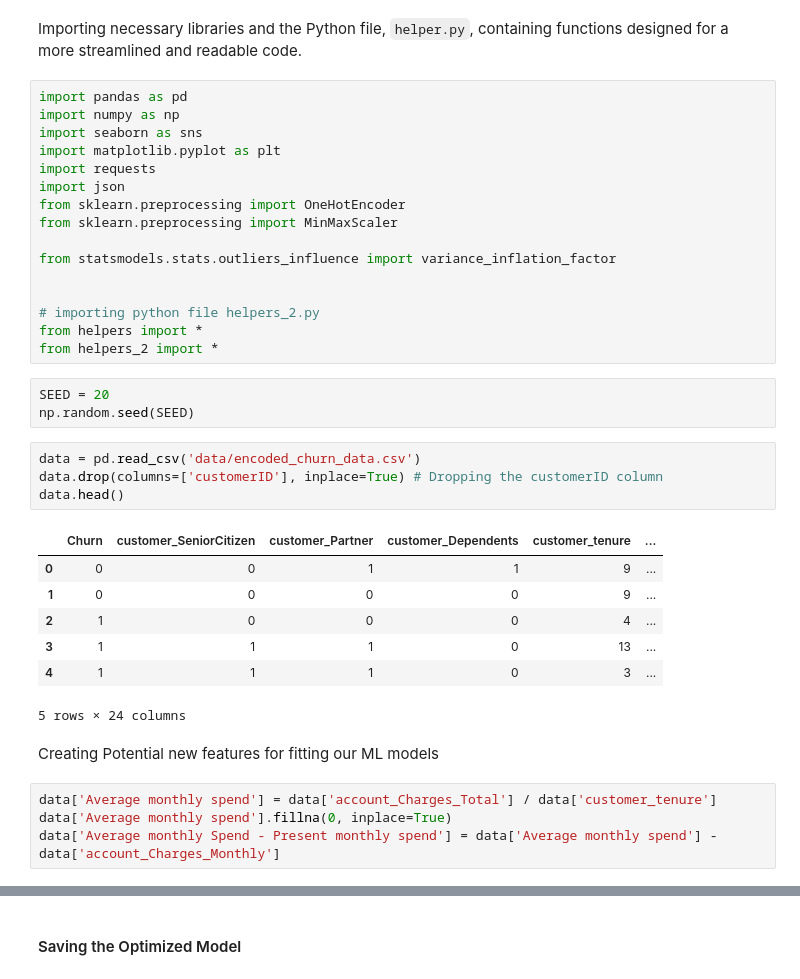
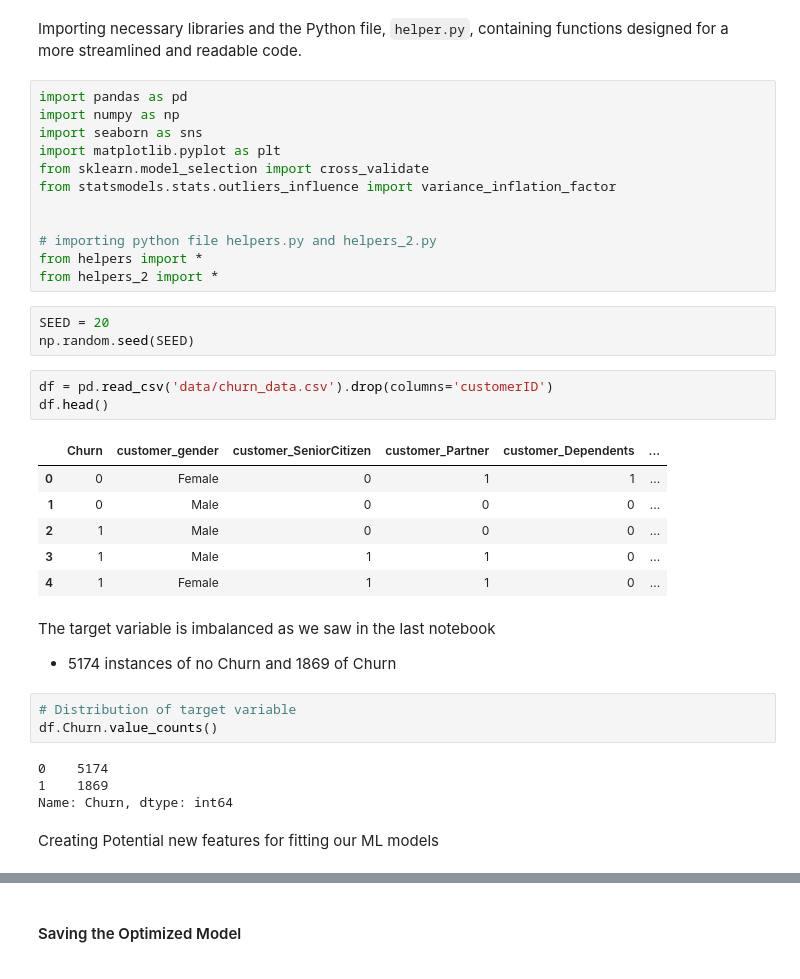
Before and after one commit to Lacerdash/ML-for-Churn-predicting, a Jupyter notebook: ModelCreation_Selection_Optimization.ipynb, the cells around one changed output, grey strips where cells are left out. Drawn from its saved outputs; the diff is of its cells as text.

```diff
--- a/ModelCreation_Selection_Optimization.ipynb
+++ b/ModelCreation_Selection_Optimization.ipynb
@@ -9,35 +9,35 @@ import pandas as pd
 import numpy as np
 import seaborn as sns
 import matplotlib.pyplot as plt
-import requests
-import json
-from sklearn.preprocessing import OneHotEncoder
-from sklearn.preprocessing import MinMaxScaler
-
+from sklearn.model_selection import cross_validate
 from statsmodels.stats.outliers_influence import variance_inflation_factor
 
 
-# importing python file helpers_2.py
+# importing python file helpers.py and helpers_2.py
 from helpers import *
 from helpers_2 import *
 # %%
 SEED = 20
 np.random.seed(SEED)
 # %%
-data = pd.read_csv('data/encoded_churn_data.csv')
-data.drop(columns=['customerID'], inplace=True) # Dropping the customerID column
-data.head()
+df = pd.read_csv('data/churn_data.csv').drop(columns='customerID')
+df.head()
 # %% [output]
-|  | Churn | customer_SeniorCitizen | customer_Partner | customer_Dependents | customer_tenure | ... |
-| 0 | 0 | 0 | 1 | 1 | 9 | ... |
-| 1 | 0 | 0 | 0 | 0 | 9 | ... |
-| 2 | 1 | 0 | 0 | 0 | 4 | ... |
-| 3 | 1 | 1 | 1 | 0 | 13 | ... |
-| 4 | 1 | 1 | 1 | 0 | 3 | ... |
+|  | Churn | customer_gender | customer_SeniorCitizen | customer_Partner | customer_Dependents | ... |
+| 0 | 0 | Female | 0 | 1 | 1 | ... |
+| 1 | 0 | Male | 0 | 0 | 0 | ... |
+| 2 | 1 | Male | 0 | 0 | 0 | ... |
+| 3 | 1 | Male | 1 | 1 | 0 | ... |
+| 4 | 1 | Female | 1 | 1 | 0 | ... |
-5 rows × 24 columns
+# %% [markdown]
+The target variable is imbalanced as we saw in the last notebook
+- 5174 instances of no Churn and 1869 of Churn
+# %%
+# Distribution of target variable
+df.Churn.value_counts()
+# %% [output]
+0    5174
+1    1869
+Name: Churn, dtype: int64
 # %% [markdown]
 Creating Potential new features for fitting our ML models
-# %%
-data['Average monthly spend'] = data['account_Charges_Total'] / data['customer_tenure']
-data['Average monthly spend'].fillna(0, inplace=True)
-data['Average monthly Spend - Present monthly spend'] = data['Average monthly spend'] - data['account_Charges_Monthly']
```
Also changed, not shown: parts of 126 cells of this notebook.
